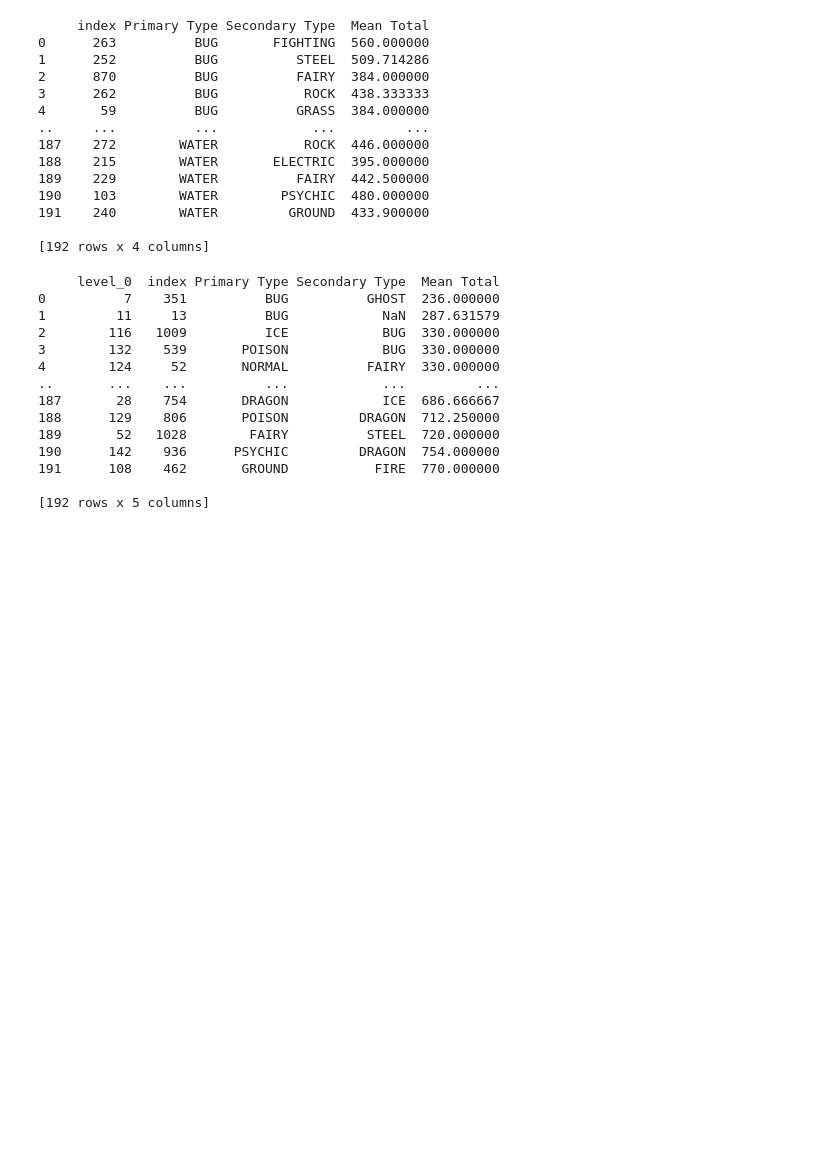
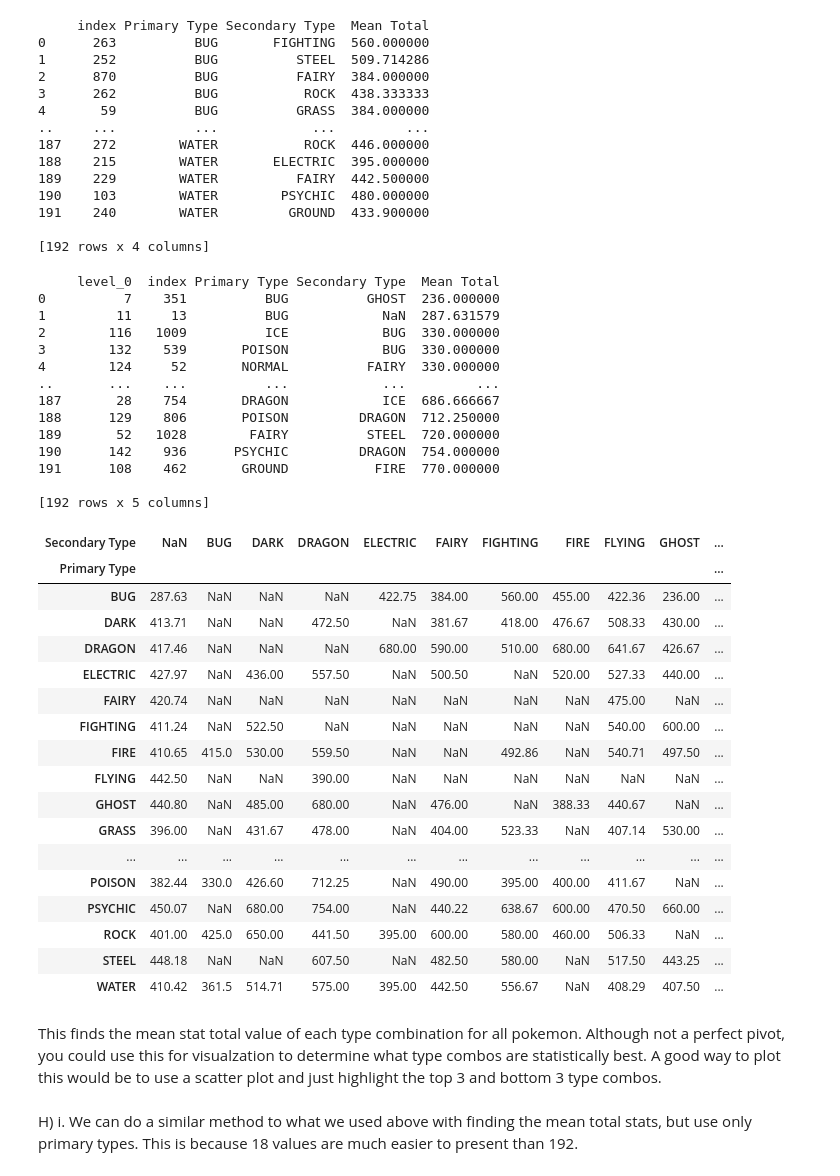
Before and after one commit to samdish7/COSC311, a Jupyter notebook: Projects/Project1/Pokemon.ipynb, the cells around one changed output. Cells and saved outputs as stored; diff of their text form; code cells hidden in the pictures; blank space fills up the shorter version.

```diff
--- a/Projects/Project1/Pokemon.ipynb
+++ b/Projects/Project1/Pokemon.ipynb
@@ -19,7 +19,7 @@ pokemon = p.read_csv('data/pokemon.csv', header = None,
                      skiprows=1, encoding = 'latin-1', low_memory = False,
                     names = ['Name', 'Version', 'Primary Type' ,'Secondary Type', 'Attack', 'Defense' , 'HP', 'Sp. Attack', 'Sp. Defense', 'Speed', 'Total']
 )
-p.set_option('display.max_rows', 10)
+p.set_option('display.max_rows', 18)
 # %%
 pokemon
 # %% [output]
@@ -105,7 +105,7 @@ type_stats[['Mean Total']] = 0.0
 
 # Gets the mean total values for each of the unique relevant type combos
 # This operation costs >200k iterations...MPI :)
-for i in range(0,len(test)):
+for i in range(0,len(type_stats)):
     sum_total = 0
     mean_total = 1
     count = 0
@@ -141,18 +141,43 @@ print(type_stats)
 # %%
 #prints out the strongest type combos in ascending order
 print(type_stats.sort_values('Mean Total').reset_index())
+
+#Here is the more "sensible" pivot
+type_stats.pivot(index = 'Primary Type', columns = 'Secondary Type', values = 'Mean Total').sort_values('Primary Type').round(2)
 # %% [output]
      level_0  index Primary Type Secondary Type  Mean Total
 0          7    351          BUG          GHOST  236.000000
 1         11     13          BUG            NaN  287.631579
 2        116   1009          ICE            BUG  330.000000
 3        132    539       POISON            BUG  330.000000
 4        124     52       NORMAL          FAIRY  330.000000
 ..       ...    ...          ...            ...         ...
 187       28    754       DRAGON            ICE  686.666667
 188      129    806       POISON         DRAGON  712.250000
 189       52   1028        FAIRY          STEEL  720.000000
 190      142    936      PSYCHIC         DRAGON  754.000000
 191      108    462       GROUND           FIRE  770.000000
 
 [192 rows x 5 columns]
+| Secondary Type | NaN | BUG | DARK | DRAGON | ELECTRIC | FAIRY | FIGHTING | FIRE | FLYING | GHOST | ... |
+| Primary Type |  |  |  |  |  |  |  |  |  |  | ... |
+| BUG | 287.63 | NaN | NaN | NaN | 422.75 | 384.00 | 560.00 | 455.00 | 422.36 | 236.00 | ... |
+| DARK | 413.71 | NaN | NaN | 472.50 | NaN | 381.67 | 418.00 | 476.67 | 508.33 | 430.00 | ... |
+| DRAGON | 417.46 | NaN | NaN | NaN | 680.00 | 590.00 | 510.00 | 680.00 | 641.67 | 426.67 | ... |
+| ELECTRIC | 427.97 | NaN | 436.00 | 557.50 | NaN | 500.50 | NaN | 520.00 | 527.33 | 440.00 | ... |
+| FAIRY | 420.74 | NaN | NaN | NaN | NaN | NaN | NaN | NaN | 475.00 | NaN | ... |
+| FIGHTING | 411.24 | NaN | 522.50 | NaN | NaN | NaN | NaN | NaN | 540.00 | 600.00 | ... |
+| FIRE | 410.65 | 415.0 | 530.00 | 559.50 | NaN | NaN | 492.86 | NaN | 540.71 | 497.50 | ... |
+| FLYING | 442.50 | NaN | NaN | 390.00 | NaN | NaN | NaN | NaN | NaN | NaN | ... |
+| GHOST | 440.80 | NaN | 485.00 | 680.00 | NaN | 476.00 | NaN | 388.33 | 440.67 | NaN | ... |
+| GRASS | 396.00 | NaN | 431.67 | 478.00 | NaN | 404.00 | 523.33 | NaN | 407.14 | 530.00 | ... |
+| ... | ... | ... | ... | ... | ... | ... | ... | ... | ... | ... | ... |
+| POISON | 382.44 | 330.0 | 426.60 | 712.25 | NaN | 490.00 | 395.00 | 400.00 | 411.67 | NaN | ... |
+| PSYCHIC | 450.07 | NaN | 680.00 | 754.00 | NaN | 440.22 | 638.67 | 600.00 | 470.50 | 660.00 | ... |
+| ROCK | 401.00 | 425.0 | 650.00 | 441.50 | 395.00 | 600.00 | 580.00 | 460.00 | 506.33 | NaN | ... |
+| STEEL | 448.18 | NaN | NaN | 607.50 | NaN | 482.50 | 580.00 | NaN | 517.50 | 443.25 | ... |
+| WATER | 410.42 | 361.5 | 514.71 | 575.00 | 395.00 | 442.50 | 556.67 | NaN | 408.29 | 407.50 | ... |
+# %% [markdown]
+This finds the mean stat total value of each type combination for all pokemon. Although not a perfect pivot, you could use this for visualzation to determine what type combos are statistically best. A good way to plot this would be to use a scatter plot and just highlight the top 3 and bottom 3 type combos.
+# %% [markdown]
+H) i. We can do a similar method to what we used above with finding the mean total stats, but use only primary types. This is because 18 values are much easier to present than 192.
```
Also changed, not shown: parts of 3 cells of this notebook.
